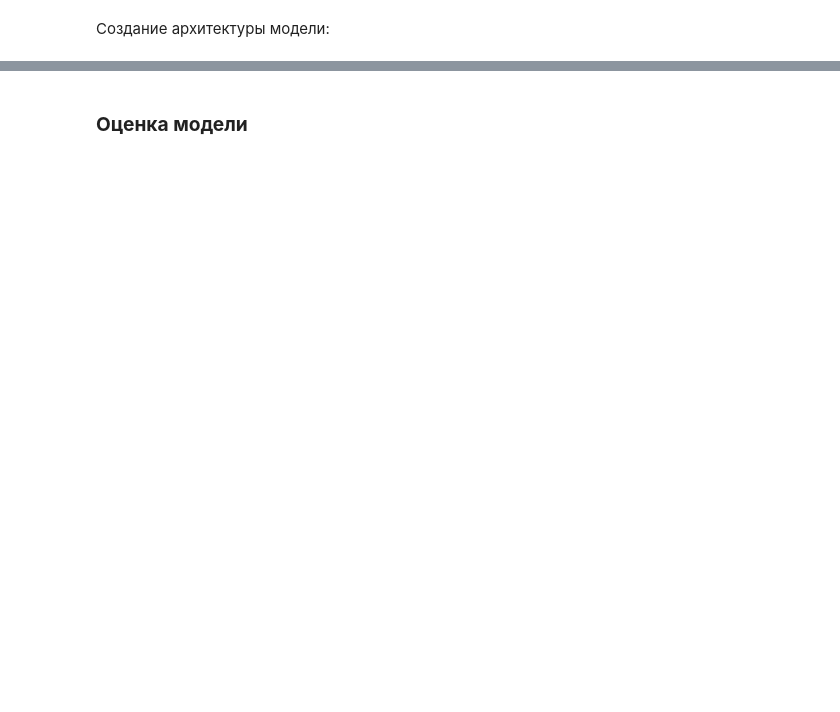
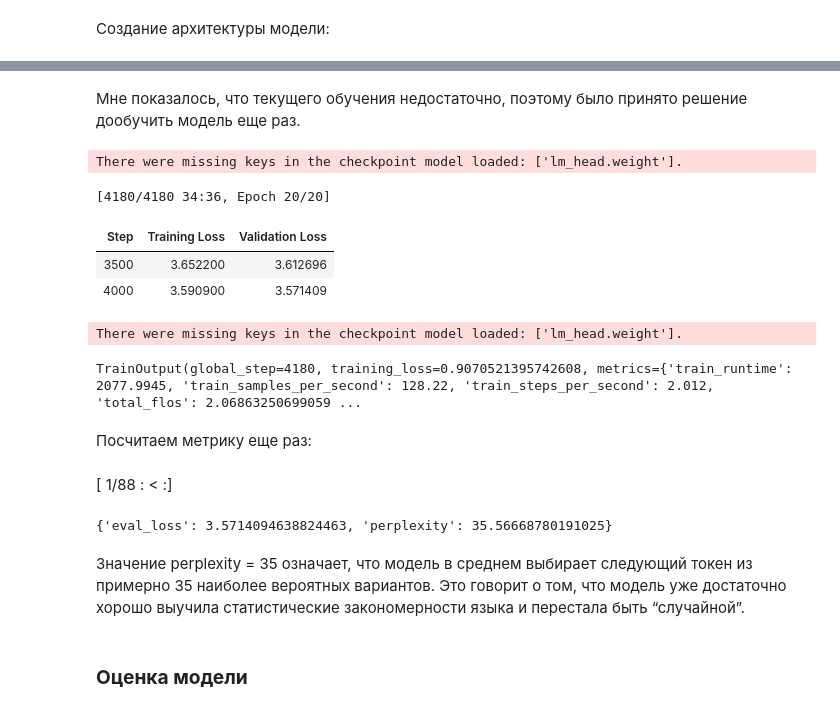
Before and after one commit to Evzett/pretrainLLM, a Jupyter notebook: pretrained_llm.ipynb, the cells around one changed output, grey strips where cells are left out. Saved outputs shown, nothing was run; the diff lists cells and outputs as text; code cells hidden in the pictures; blank space fills up the shorter version.

```diff
--- a/pretrained_llm.ipynb
+++ b/pretrained_llm.ipynb
@@ -328,3 +392,60 @@ print({"eval_loss": metrics.get("eval_loss"), "perplexity": perplexity})
+# %% [markdown]
+Мне показалось, что текущего обучения недостаточно, поэтому было принято решение дообучить модель еще раз.
+# %%
+from transformers import AutoModelForCausalLM
+
+
+model = AutoModelForCausalLM.from_pretrained("out/checkpoint-3135")
+
+args = TrainingArguments(
+    output_dir="out",
+    per_device_train_batch_size=8,
+    gradient_accumulation_steps=8,
+    learning_rate=5e-3,
+
+    num_train_epochs=20,
+
+    fp16=torch.cuda.is_available(),
+
+    logging_steps=50,
+    save_steps=500,
+    eval_strategy="steps",
+    eval_steps=500,
+
+    load_best_model_at_end=True,
+    report_to="none",
+)
+
+trainer = Trainer(
+    model=model,
+    args=args,
+    train_dataset=train_ds,
+    eval_dataset=eval_ds,
+    data_collator=default_data_collator,
+)
+
+trainer.train(resume_from_checkpoint=True)
+# %% [output]
+There were missing keys in the checkpoint model loaded: ['lm_head.weight'].
+[4180/4180 34:36, Epoch 20/20]
+| Step | Training Loss | Validation Loss |
+| 3500 | 3.652200 | 3.612696 |
+| 4000 | 3.590900 | 3.571409 |
+There were missing keys in the checkpoint model loaded: ['lm_head.weight'].
+TrainOutput(global_step=4180, training_loss=0.9070521395742608, metrics={'train_runtime': 2077.9945, 'train_samples_per_second': 128.22, 'train_steps_per_second': 2.012, 'total_flos': 2.06863250699059 ...
+# %% [markdown]
+Посчитаем метрику еще раз:
+# %%
+import math
+
+metrics = trainer.evaluate()
+perplexity = math.exp(metrics["eval_loss"]) if "eval_loss" in metrics else None
+print({"eval_loss": metrics.get("eval_loss"), "perplexity": perplexity})
+# %% [output]
+[ 1/88 : < :]
+{'eval_loss': 3.5714094638824463, 'perplexity': 35.56668780191025}
+# %% [markdown]
+Значение perplexity = 35 означает, что модель в среднем выбирает следующий токен из примерно 35 наиболее вероятных вариантов. Это говорит о том, что модель уже достаточно хорошо выучила статистические закономерности языка и перестала быть “случайной”.
 # %% [markdown]
 ### **Оценка модели**
 # %%
```
Also changed, not shown: parts of 26 cells of this notebook.
